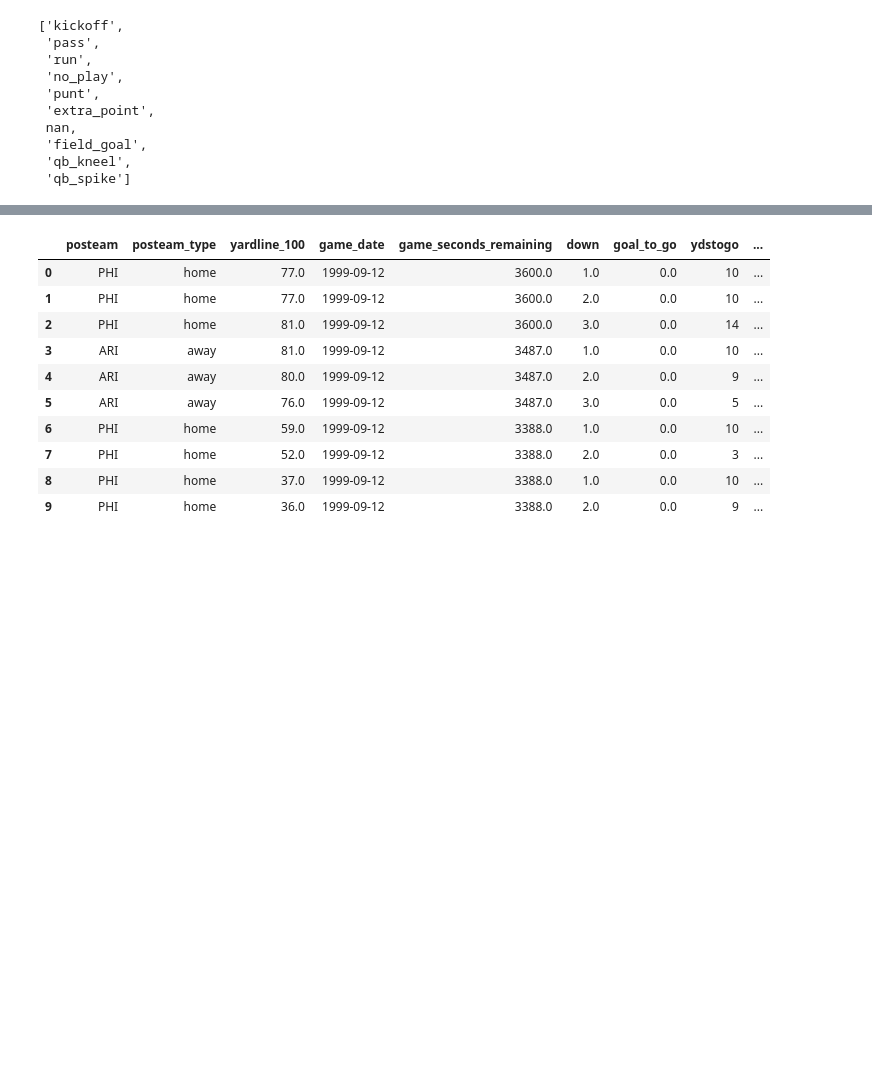
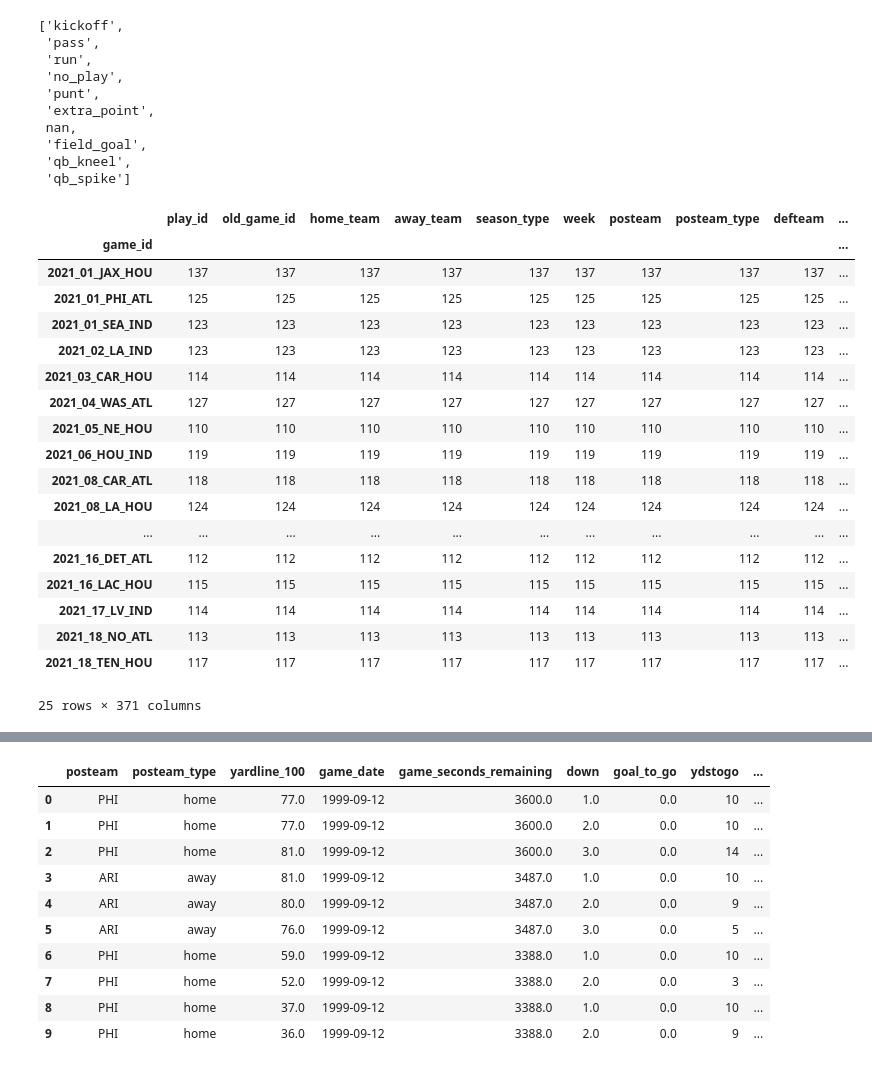
Before and after one commit to MatthiasBiermanns/NFL_play_prediction, a Jupyter notebook: mannheim_meerkats.ipynb, the cells around one changed output, grey strips where cells are left out. Saved outputs shown, nothing was run; the diff lists cells and outputs as text; code cells hidden in the pictures; blank space fills up the shorter version.

```diff
--- a/mannheim_meerkats.ipynb
+++ b/mannheim_meerkats.ipynb
@@ -58,6 +58,33 @@ combined_df.drop(
 combined_df.drop(
     combined_df[combined_df["replay_or_challenge"] == 1].index, axis=0, inplace=True
 )
+# %%
+# drop two point conversion plays
+combined_df.drop(
+    combined_df[~combined_df["two_point_conv_result"].isna()].index, axis=0, inplace=True
+)
 # %%
 #  make copy of combined_df
 combined_df_copy = combined_df.copy()
+# %%
+display(combined_df[(combined_df['roof'].isna())].groupby('game_id').count())
+# %% [output]
+|  | play_id | old_game_id | home_team | away_team | season_type | week | posteam | posteam_type | defteam | ... |
+| game_id |  |  |  |  |  |  |  |  |  | ... |
+| 2021_01_JAX_HOU | 137 | 137 | 137 | 137 | 137 | 137 | 137 | 137 | 137 | ... |
+| 2021_01_PHI_ATL | 125 | 125 | 125 | 125 | 125 | 125 | 125 | 125 | 125 | ... |
+| 2021_01_SEA_IND | 123 | 123 | 123 | 123 | 123 | 123 | 123 | 123 | 123 | ... |
+| 2021_02_LA_IND | 123 | 123 | 123 | 123 | 123 | 123 | 123 | 123 | 123 | ... |
+| 2021_03_CAR_HOU | 114 | 114 | 114 | 114 | 114 | 114 | 114 | 114 | 114 | ... |
+| 2021_04_WAS_ATL | 127 | 127 | 127 | 127 | 127 | 127 | 127 | 127 | 127 | ... |
+| 2021_05_NE_HOU | 110 | 110 | 110 | 110 | 110 | 110 | 110 | 110 | 110 | ... |
+| 2021_06_HOU_IND | 119 | 119 | 119 | 119 | 119 | 119 | 119 | 119 | 119 | ... |
+| 2021_08_CAR_ATL | 118 | 118 | 118 | 118 | 118 | 118 | 118 | 118 | 118 | ... |
+| 2021_08_LA_HOU | 124 | 124 | 124 | 124 | 124 | 124 | 124 | 124 | 124 | ... |
+| ... | ... | ... | ... | ... | ... | ... | ... | ... | ... | ... |
+| 2021_16_DET_ATL | 112 | 112 | 112 | 112 | 112 | 112 | 112 | 112 | 112 | ... |
+| 2021_16_LAC_HOU | 115 | 115 | 115 | 115 | 115 | 115 | 115 | 115 | 115 | ... |
+| 2021_17_LV_IND | 114 | 114 | 114 | 114 | 114 | 114 | 114 | 114 | 114 | ... |
+| 2021_18_NO_ATL | 113 | 113 | 113 | 113 | 113 | 113 | 113 | 113 | 113 | ... |
+| 2021_18_TEN_HOU | 117 | 117 | 117 | 117 | 117 | 117 | 117 | 117 | 117 | ... |
+25 rows × 371 columns
```
Also changed, not shown: parts of 11 cells of this notebook.
